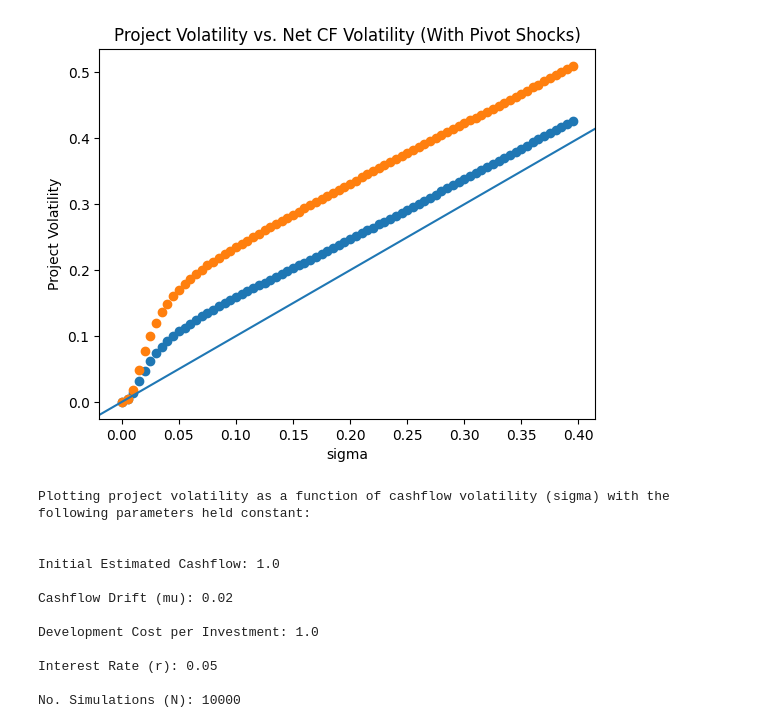
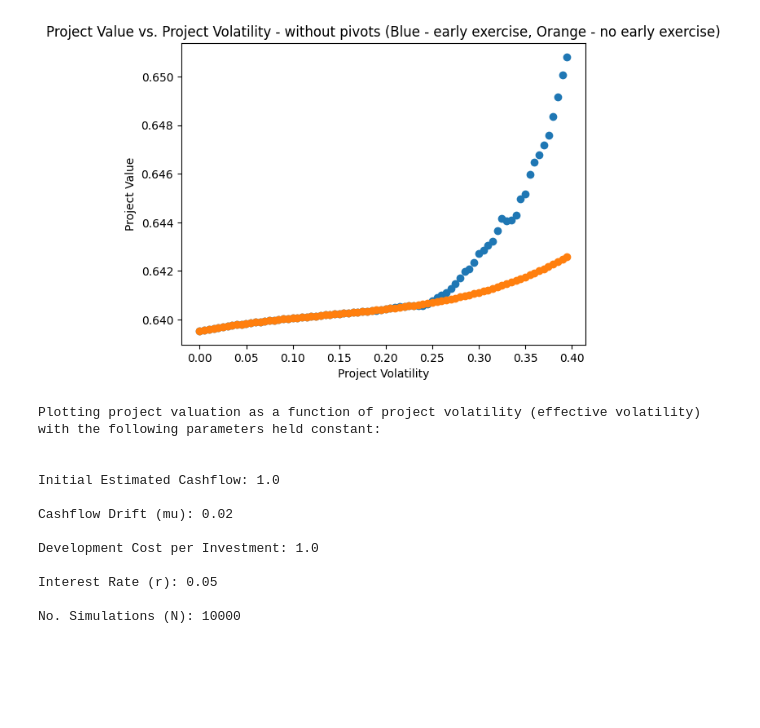
Before and after one commit to Alistair-Russell/Lean-Project-Valuation, a Jupyter notebook: lpv_sa_project_volatilility.ipynb, the cells around one changed output. Saved outputs shown, nothing was run; the diff lists cells and outputs as text; code cells hidden in the pictures; blank space fills up the shorter version.

```diff
--- a/lpv_sa_project_volatilility.ipynb
+++ b/lpv_sa_project_volatilility.ipynb
@@ -85,44 +160,46 @@ Interest Rate (r): 0.05
 
 No. Simulations (N): 10000
 # %%
-# Project Vol as a fn of Cashflow Vol
-N = 10000
-ra = np.arange(0, 0.4, 0.005)
+# Project value vs. project volatility
+cf_vols = np.arange(0, 0.4, 0.005)
 projects = [LeanProjectValuation(CF_MU,
                                  sigma,
                                  CF_INIT,
                                  K,
                                  R,
                                  rand_seed=SEED,
                                  no_sims=N,
-                                 disable_pivots=False) for sigma in ra]
-stdevs = [p.volatility(TIME_ARRAY, 3) for p in projects]
-naive_stdevs = [p.volatility(TIME_ARRAY, 3, unaltered=True) for p in projects]
+                                 disable_pivots=True) for sigma in cf_vols]
+# project valuation range
+proj_vols = [p.volatility(TIME_ARRAY, 3) for p in projects]
+naive_proj_vols = [p.volatility(TIME_ARRAY, 3, unaltered=True) for p in projects]
+proj_vals = [p.valuation(TIME_ARRAY, 3) for p in projects]
+naive_proj_vals = [p.valuation(TIME_ARRAY, 3, unaltered=True) for p in projects]
 
 # Plot results
-plt.title("Project Volatility vs. Net CF Volatility (With Pivot Shocks)")
-plt.xlabel("sigma")
-plt.ylabel("Project Volatility")
-plt.scatter(ra, stdevs)
-plt.scatter(ra, naive_stdevs)
+plt.title("Project Value vs. Project Volatility - without pivots (Blue - early exercise, Orange - no early exercise)")
+plt.xlabel("Project Volatility")
+plt.ylabel("Project Value")
+plt.scatter(proj_vols, proj_vals)
+plt.scatter(naive_proj_vols, naive_proj_vals)
 
 description=f"""
-Plotting project volatility as a function of cashflow volatility (sigma) with the following parameters held constant:\n\n
+Plotting project valuation as a function of project volatility (effective volatility) with the following parameters held constant:\n\n
 Initial Estimated Cashflow: {CF_INIT}\n
 Cashflow Drift (mu): {CF_MU}\n
 Development Cost per Investment: {K}\n
 Interest Rate (r): {R}\n
 No. Simulations (N): {N}\n
 """
 
 # 45 degree line
-plt.axline((0,0),slope=1)
+# plt.axline((0,0),slope=1)
 
 plt.show()
 print(description)
 # %% [output]
-[figure, old version]
+[figure, new version]
-Plotting project volatility as a function of cashflow volatility (sigma) with the following parameters held constant:
+Plotting project valuation as a function of project volatility (effective volatility) with the following parameters held constant:
 
 
 Initial Estimated Cashflow: 1.0
```
Also changed, not shown: parts of 6 cells of this notebook, 1 other file.
